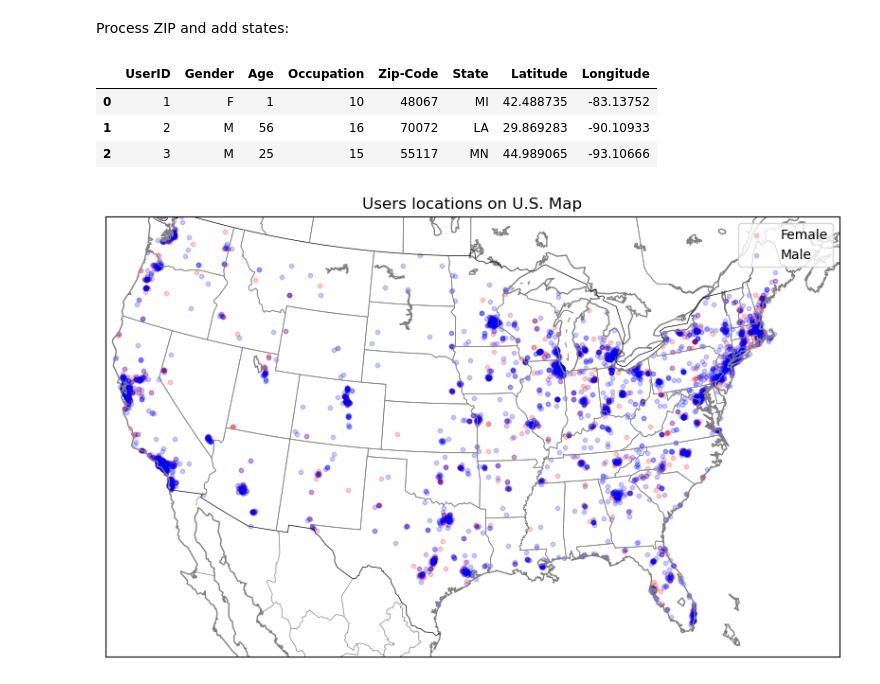
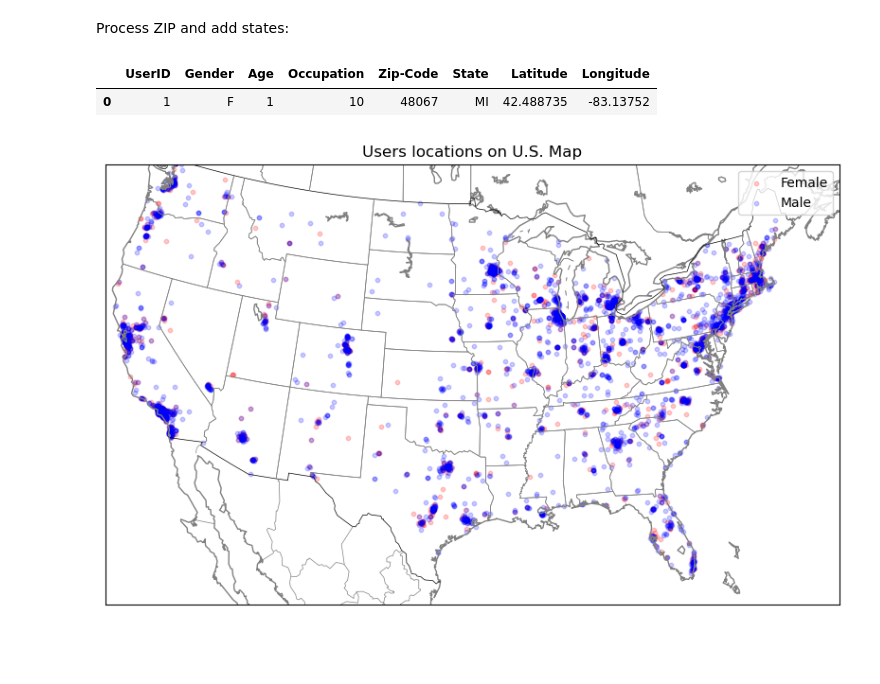
Before and after one commit to starovit/ucu-recsys-movielens, a Jupyter notebook: experiments/1_eda/eda.ipynb, the cells around one changed output. Drawn from its saved outputs; the diff is of its cells as text; code cells hidden in the pictures; blank space fills up the shorter version.

```diff
--- a/experiments/1_eda/eda.ipynb
+++ b/experiments/1_eda/eda.ipynb
@@ -223,12 +248,10 @@ def get_location_info(zip_code):
 
 df_users[['State', 'Latitude', 'Longitude']] = df_users['Zip-Code'].apply(lambda x: pd.Series(get_location_info(x)))
 # %%
-df_users.head(3)
+df_users.head(1)
 # %% [output]
 |  | UserID | Gender | Age | Occupation | Zip-Code | State | Latitude | Longitude |
 | 0 | 1 | F | 1 | 10 | 48067 | MI | 42.488735 | -83.13752 |
-| 1 | 2 | M | 56 | 16 | 70072 | LA | 29.869283 | -90.10933 |
-| 2 | 3 | M | 25 | 15 | 55117 | MN | 44.989065 | -93.10666 |
 # %%
 from mpl_toolkits.basemap import Basemap
 
```
Also changed, not shown: parts of 79 cells of this notebook.
